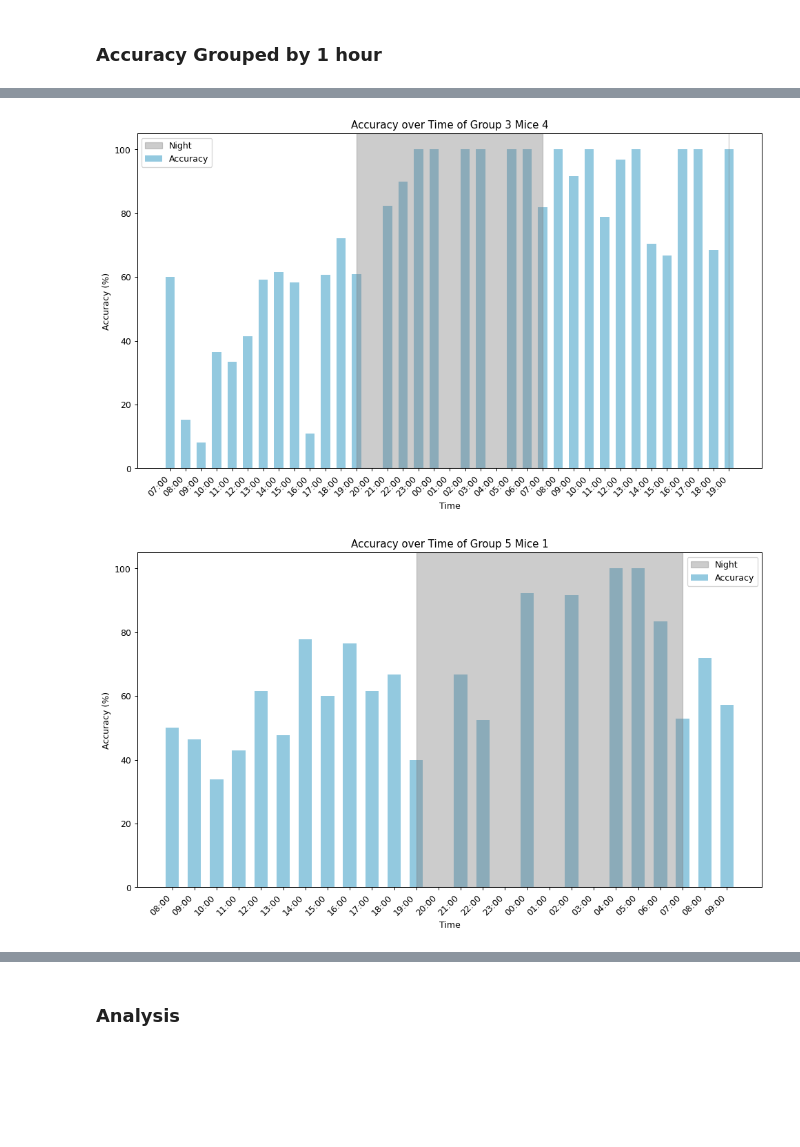
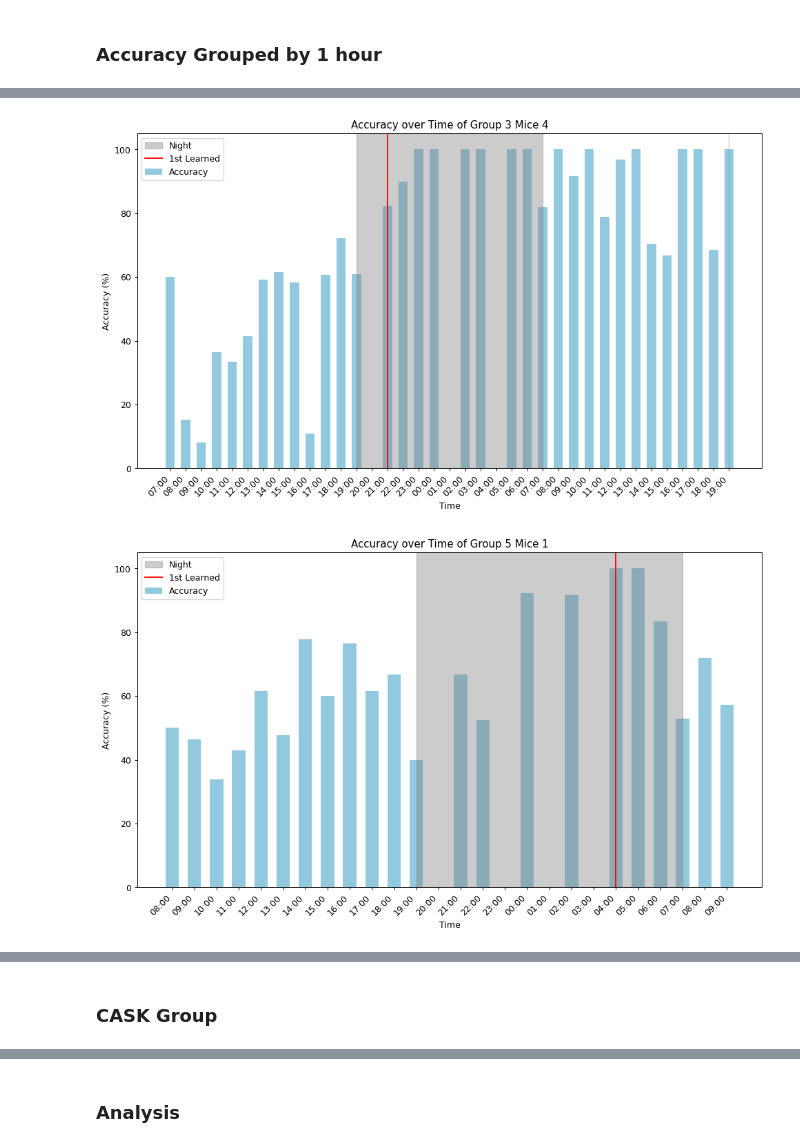
Before and after one commit to ftlabucsd/FEDUPP, a Jupyter notebook: FR1_correct_rate.ipynb, the cells around one changed output, grey strips where cells are left out. Saved outputs shown, nothing was run; the diff lists cells and outputs as text; code cells hidden in the pictures; blank space fills up the shorter version.

```diff
--- a/FR1_correct_rate.ipynb
+++ b/FR1_correct_rate.ipynb
@@ -206,0 +209,4 @@ acc.graph_cumulative_acc([B8M1, B8M2, B8M3], 8)
+# %%
+sheet = paths.fr1_ctrl_sheet[0]
+data,_ = acc.instant_acc(sheet)
+acc.time_high_acc(data)[0]
@@ -207,5 +215,9 @@ acc.graph_cumulative_acc([B8M1, B8M2, B8M3], 8)
 # %%
+ctrl_times = []
+
 for each in paths.fr1_ctrl_sheet:
     data, info = acc.instant_acc(sheet=each)
-    acc.graph_instant_acc(data, info[0], info[1])
+    stamp, hrs = acc.time_high_acc(data)
+    ctrl_times.append(hrs)
+    acc.graph_instant_acc(data, info[0], info[1], stamp)
 # %% [output]
@@ -215,2 +227,2 @@ for each in paths.fr1_ctrl_sheet:
-[figure, old version]
+[figure, new version]
-[figure, old version]
+[figure, new version]
@@ -223 +235,3 @@ for each in paths.fr1_ctrl_sheet:
+# %% [markdown]
+### CASK Group
 # %%
```
Also changed, not shown: parts of 9 cells of this notebook, 6 other files.
